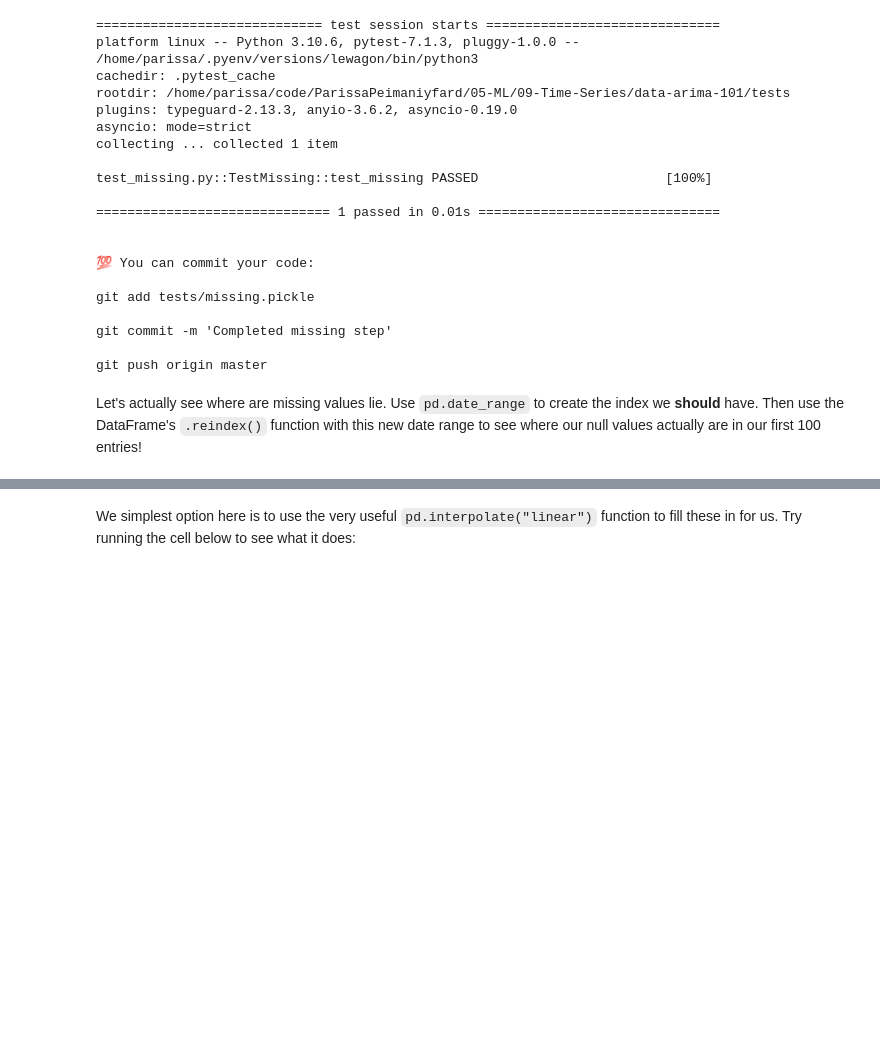
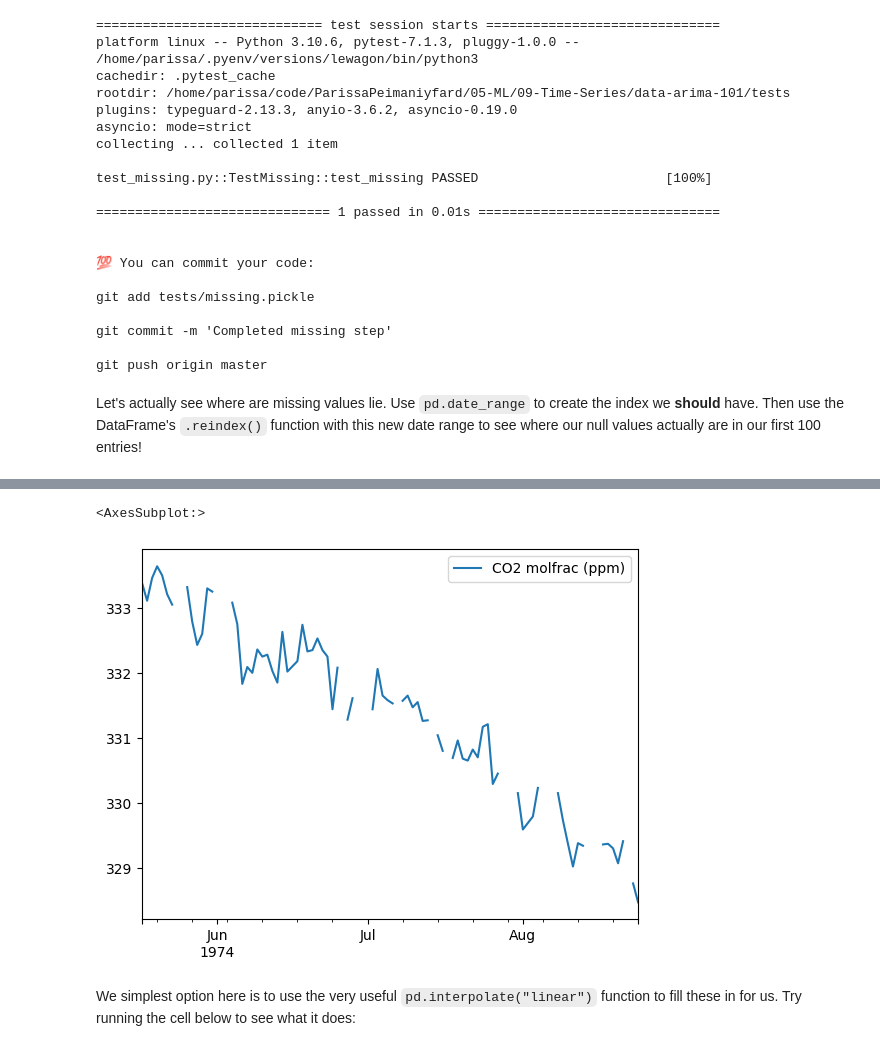
Before and after one commit to ParissaPeimaniyfard/data-arima-101, a Jupyter notebook: arima_seasonal_intro.ipynb, the cells around one changed output, grey strips where cells are left out. Drawn from its saved outputs; the diff is of its cells as text; code cells hidden in the pictures; blank space fills up the shorter version.

```diff
--- a/arima_seasonal_intro.ipynb
+++ b/arima_seasonal_intro.ipynb
@@ -185,2 +190,3 @@ Let's actually see where are missing values lie. Use `pd.date_range` to create t
 # %%
-# YOUR CODE HERE
+correct_index= pd.date_range(start=df.index[0], end=df.index[-1])
+correct_index
@@ -186,0 +202,2 @@ Let's actually see where are missing values lie. Use `pd.date_range` to create t
+# %%
+df= df.reindex(correct_index)
@@ -187,3 +224,8 @@ Let's actually see where are missing values lie. Use `pd.date_range` to create t
+# %%
+df[:100].plot()
+# %% [output]
+<AxesSubplot:>
+[figure, added]
 # %% [markdown]
 We simplest option here is to use the very useful `pd.interpolate("linear")` function to fill these in for us. Try running the cell below to see what it does:
 # %%
```
Also changed, not shown: parts of 24 cells of this notebook, 1 other file.
